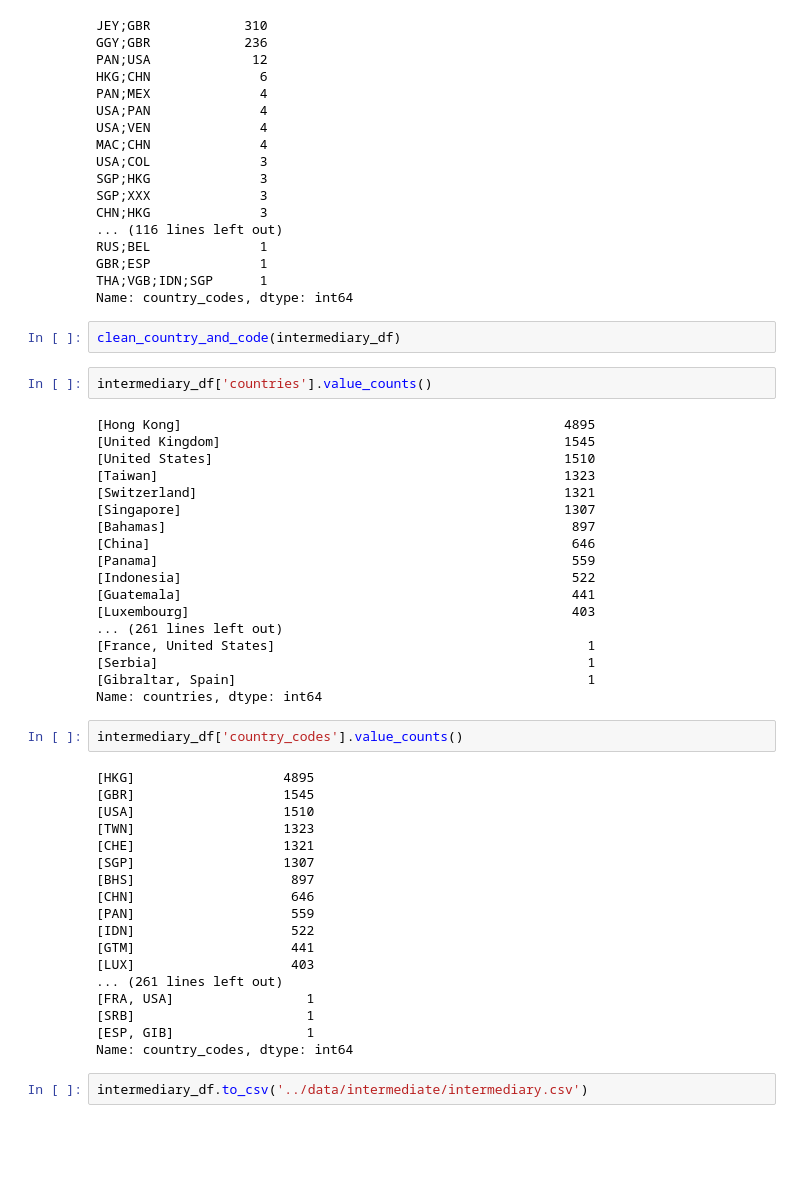
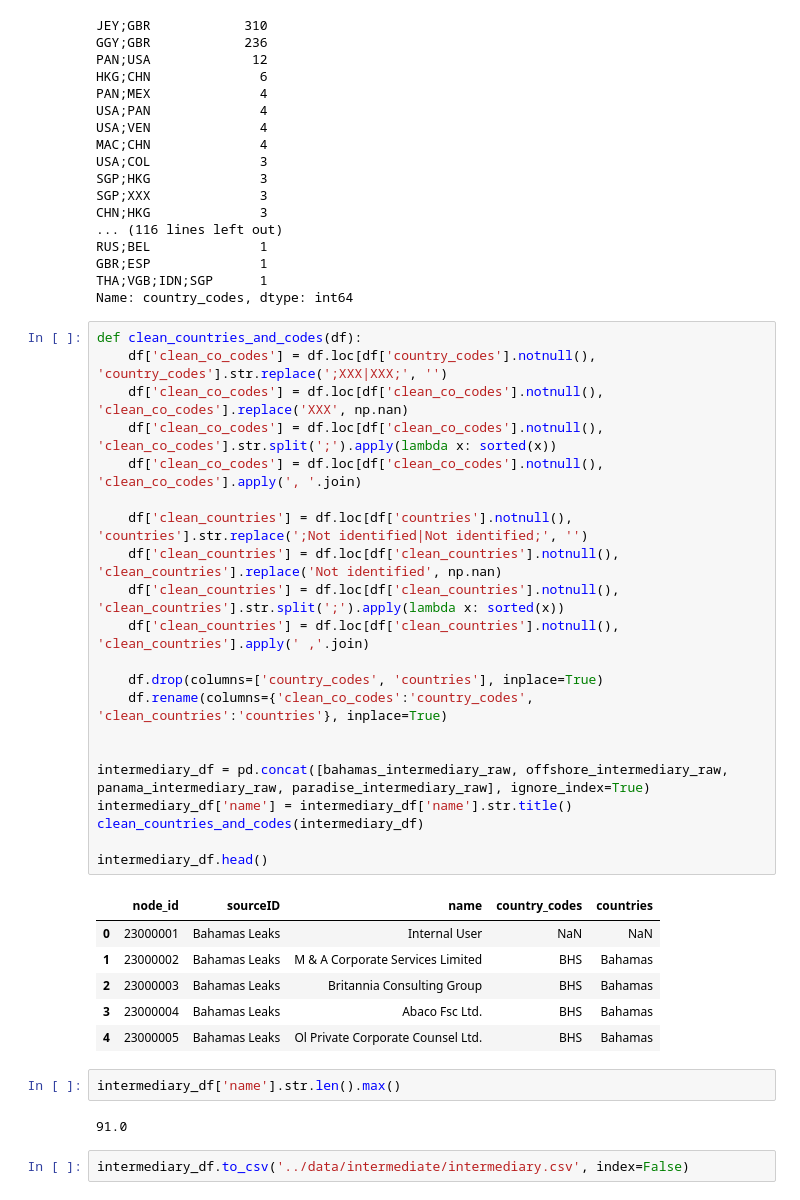
Before and after one commit to julielinx/icij_investigation, a Jupyter notebook: notebooks/10_intermediary_preprocessing.ipynb, the cells around one changed output. Drawn from its saved outputs; the diff is of its cells as text; blank space fills up the shorter version.

```diff
--- a/notebooks/10_intermediary_preprocessing.ipynb
+++ b/notebooks/10_intermediary_preprocessing.ipynb
@@ -182,47 +170,37 @@ RUS;BEL              1
 GBR;ESP              1
 THA;VGB;IDN;SGP      1
 Name: country_codes, dtype: int64
-# %%
-clean_country_and_code(intermediary_df)
-# %%
-intermediary_df['countries'].value_counts()
-# %% [output]
-[Hong Kong]                                                 4895
-[United Kingdom]                                            1545
-[United States]                                             1510
-[Taiwan]                                                    1323
-[Switzerland]                                               1321
-[Singapore]                                                 1307
-[Bahamas]                                                    897
-[China]                                                      646
-[Panama]                                                     559
-[Indonesia]                                                  522
-[Guatemala]                                                  441
-[Luxembourg]                                                 403
-... (261 lines left out)
-[France, United States]                                        1
-[Serbia]                                                       1
-[Gibraltar, Spain]                                             1
-Name: countries, dtype: int64
-# %%
-intermediary_df['country_codes'].value_counts()
-# %% [output]
-[HKG]                   4895
-[GBR]                   1545
-[USA]                   1510
-[TWN]                   1323
-[CHE]                   1321
-[SGP]                   1307
-[BHS]                    897
-[CHN]                    646
-[PAN]                    559
-[IDN]                    522
-[GTM]                    441
-[LUX]                    403
-... (261 lines left out)
-[FRA, USA]                 1
-[SRB]                      1
-[ESP, GIB]                 1
-Name: country_codes, dtype: int64
+# %%
+def clean_countries_and_codes(df):
+    df['clean_co_codes'] = df.loc[df['country_codes'].notnull(), 'country_codes'].str.replace(';XXX|XXX;', '')
+    df['clean_co_codes'] = df.loc[df['clean_co_codes'].notnull(), 'clean_co_codes'].replace('XXX', np.nan)
+    df['clean_co_codes'] = df.loc[df['clean_co_codes'].notnull(), 'clean_co_codes'].str.split(';').apply(lambda x: sorted(x))
+    df['clean_co_codes'] = df.loc[df['clean_co_codes'].notnull(), 'clean_co_codes'].apply(', '.join)
+
+    df['clean_countries'] = df.loc[df['countries'].notnull(), 'countries'].str.replace(';Not identified|Not identified;', '')
+    df['clean_countries'] = df.loc[df['clean_countries'].notnull(), 'clean_countries'].replace('Not identified', np.nan)
+    df['clean_countries'] = df.loc[df['clean_countries'].notnull(), 'clean_countries'].str.split(';').apply(lambda x: sorted(x))
+    df['clean_countries'] = df.loc[df['clean_countries'].notnull(), 'clean_countries'].apply(' ,'.join)
+
+    df.drop(columns=['country_codes', 'countries'], inplace=True)
+    df.rename(columns={'clean_co_codes':'country_codes', 'clean_countries':'countries'}, inplace=True)
+
+
+intermediary_df = pd.concat([bahamas_intermediary_raw, offshore_intermediary_raw, panama_intermediary_raw, paradise_intermediary_raw], ignore_index=True)
+intermediary_df['name'] = intermediary_df['name'].str.title()
+clean_countries_and_codes(intermediary_df)
+
+intermediary_df.head()
+# %% [output]
+|  | node_id | sourceID | name | country_codes | countries |
+| 0 | 23000001 | Bahamas Leaks | Internal User | NaN | NaN |
+| 1 | 23000002 | Bahamas Leaks | M & A Corporate Services Limited | BHS | Bahamas |
+| 2 | 23000003 | Bahamas Leaks | Britannia Consulting Group | BHS | Bahamas |
+| 3 | 23000004 | Bahamas Leaks | Abaco Fsc Ltd. | BHS | Bahamas |
+| 4 | 23000005 | Bahamas Leaks | Ol Private Corporate Counsel Ltd. | BHS | Bahamas |
+# %%
+intermediary_df['name'].str.len().max()
+# %% [output]
+91.0
 # %%
-intermediary_df.to_csv('../data/intermediate/intermediary.csv')
+intermediary_df.to_csv('../data/intermediate/intermediary.csv', index=False)
```
Also changed, not shown: parts of 2 cells of this notebook, 9 other files.
